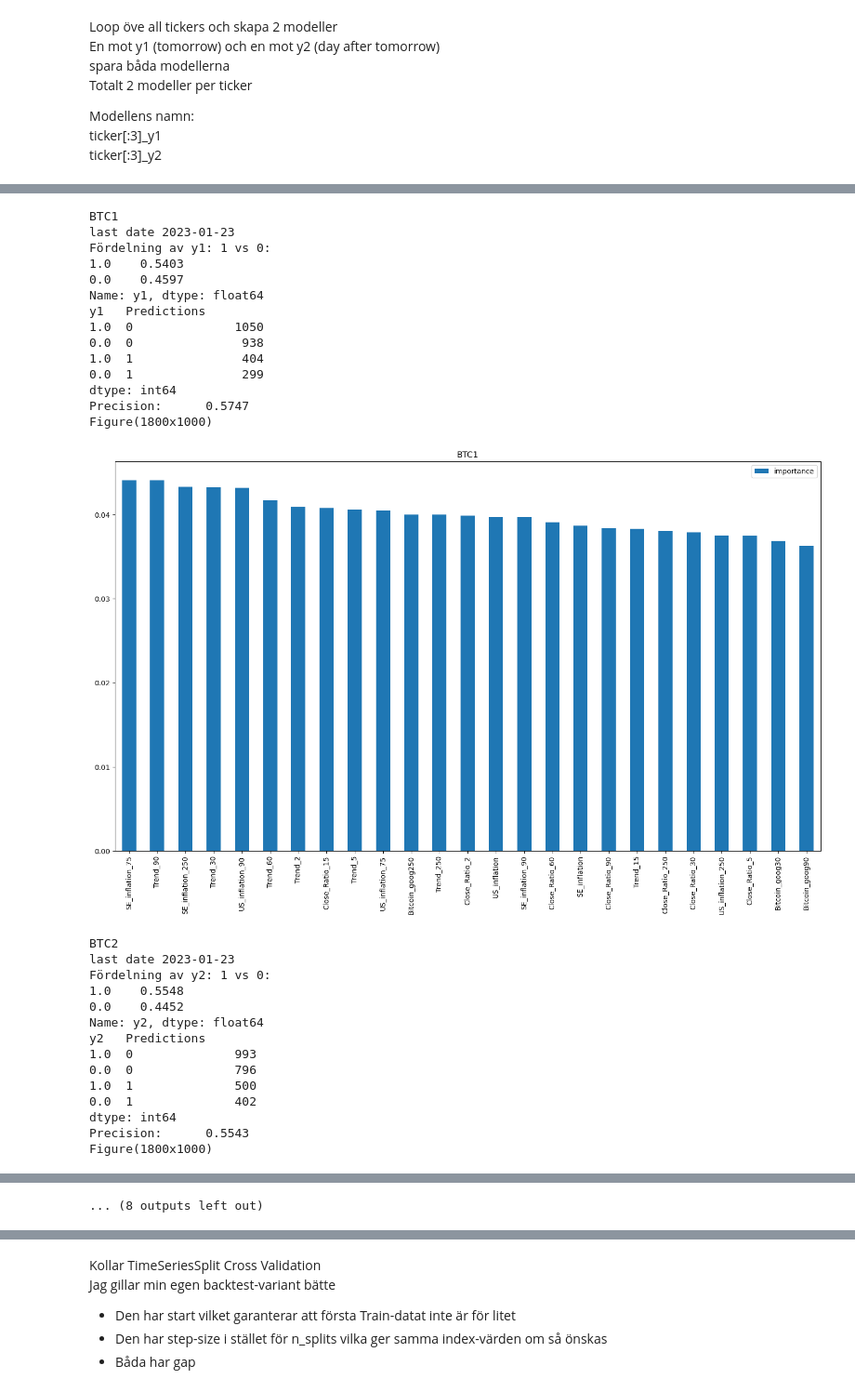
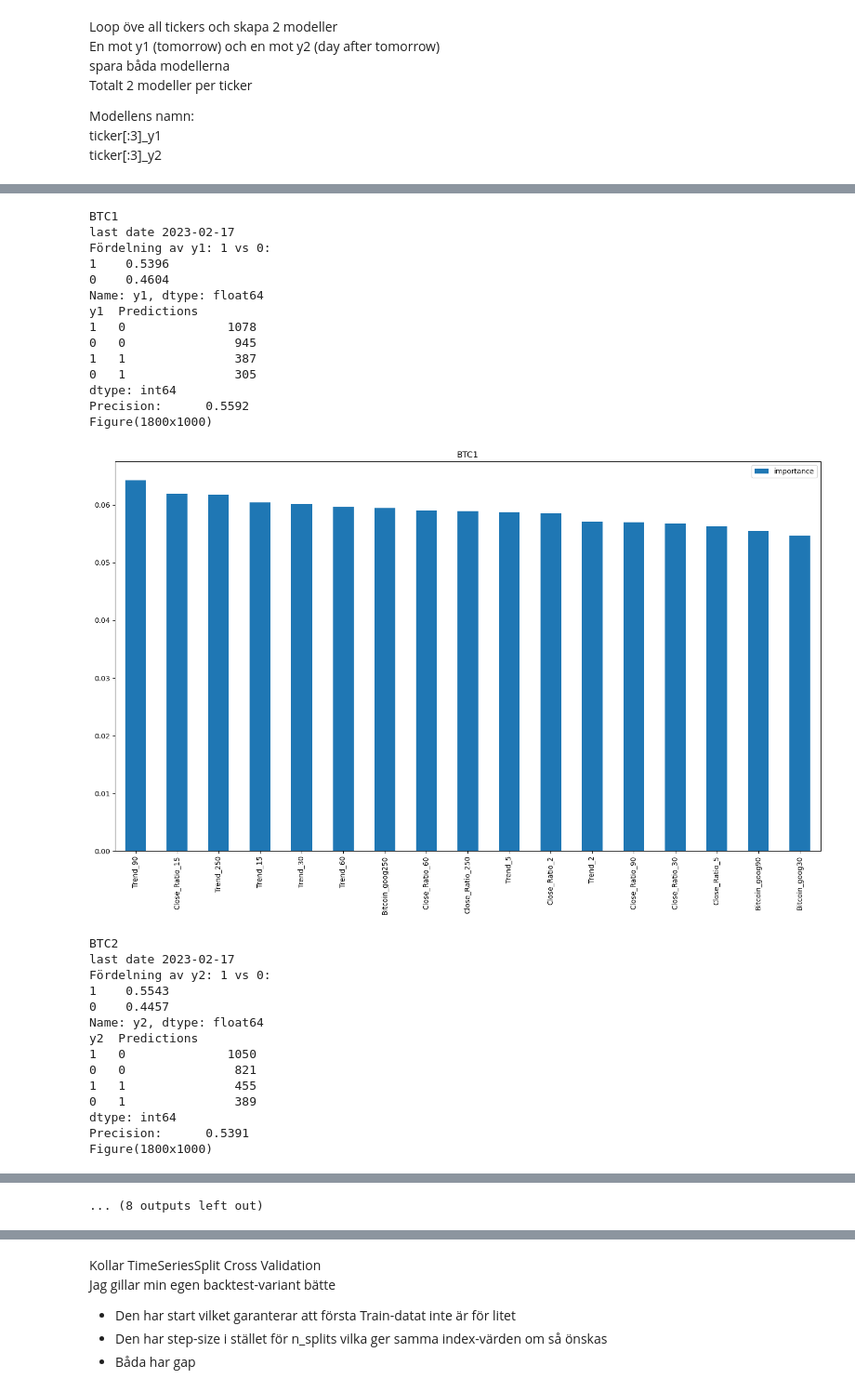
Before and after one commit to carokanns/the_new_Krypto, a Jupyter notebook: new_skapa_modeller.ipynb, the cells around one changed output, grey strips where cells are left out. Shown at 93% size. Cells and saved outputs as stored; diff of their text form; code cells hidden in the pictures.

```diff
--- a/new_skapa_modeller.ipynb
+++ b/new_skapa_modeller.ipynb
@@ -562,7 +562,7 @@ def add_google_trends(df_, df_trend, ticker, predictors):
 
 
 ##### Generate all xgbModels and save them #####
-def generate_all_xgbmodels(df_org, tickers, horizons=[2, 5, 30, 60, 250], save=True, remove=[], ETH_BTC=False, use_inflations=True):
+def generate_all_xgbmodels(df_org, tickers, horizons=[2, 5, 30, 60, 250], save=True, remove=[], ETH_BTC=False, use_inflations=False):
     xgb_params = {'gamma': 0.7, 'learning_rate': 0.005, 'max_depth': 7,
                 'min_child_weight': 3, 'n_estimators': 200, 'subsample': 0.4}
     precision_list=[]
@@ -778,33 +778,33 @@ df_test[predictors]
 # %%
 horizons=[2,5,15,30,60,90,250]
-precision_list, predictors = generate_all_xgbmodels(df_org, tickers, horizons=horizons, save=True, remove=['month','stoch_k','day_of_week','day_of_month'], use_inflations=True)
+precision_list, predictors = generate_all_xgbmodels(df_org, tickers, horizons=horizons, save=True, remove=['month','stoch_k','day_of_week','day_of_month'], use_inflations=False)
 # %% [output]
 BTC1
-last date 2023-01-23
+last date 2023-02-17
 Fördelning av y1: 1 vs 0:
-1.0    0.5403
-0.0    0.4597
+1    0.5396
+0    0.4604
 Name: y1, dtype: float64
-y1   Predictions
-1.0  0              1050
-0.0  0               938
-1.0  1               404
-0.0  1               299
+y1  Predictions
+1   0              1078
+0   0               945
+1   1               387
+0   1               305
 dtype: int64
-Precision:      0.5747
+Precision:      0.5592
 Figure(1800x1000)
-[figure, old version]
+[figure, new version]
 BTC2
-last date 2023-01-23
+last date 2023-02-17
 Fördelning av y2: 1 vs 0:
-1.0    0.5548
-0.0    0.4452
+1    0.5543
+0    0.4457
 Name: y2, dtype: float64
-y2   Predictions
-1.0  0              993
-0.0  0              796
-1.0  1              500
-0.0  1              402
+y2  Predictions
+1   0              1050
+0   0               821
+1   1               455
+0   1               389
 dtype: int64
-Precision:      0.5543
+Precision:      0.5391
 Figure(1800x1000)
```
Also changed, not shown: parts of 18 cells of this notebook, 13 other files.
